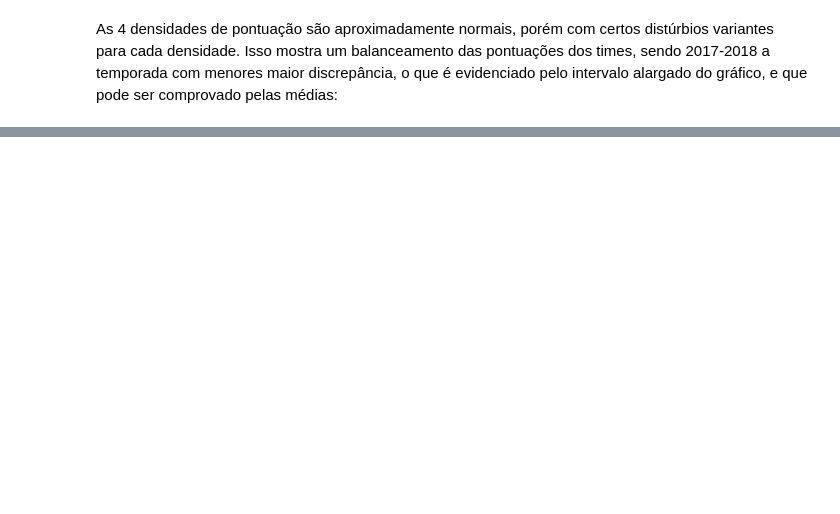
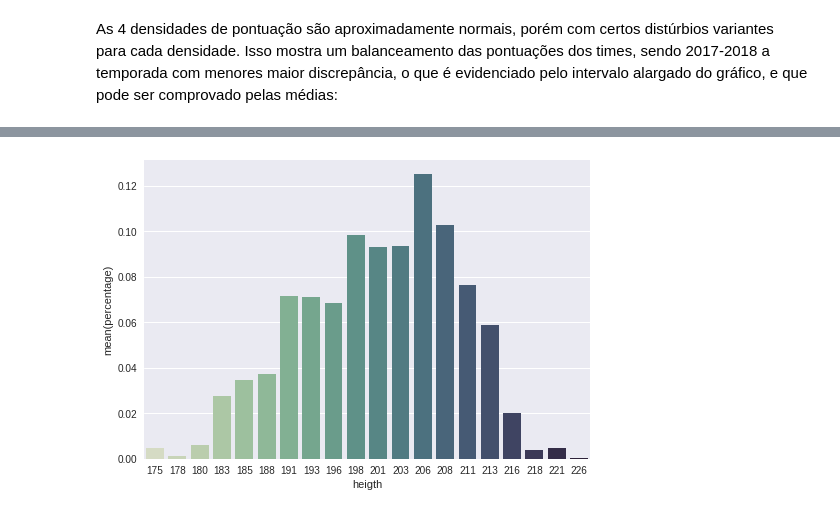
Before and after one commit to if1015-datascience-ufpe/2017-2-projeto-crp3-bvcl-plal, a Jupyter notebook: analysis.ipynb, the cells around one changed output, grey strips where cells are left out. Drawn from its saved outputs; the diff is of its cells as text; code cells hidden in the pictures; blank space fills up the shorter version.

Commit message:
adding some bar chart info

```diff
--- a/analysis.ipynb
+++ b/analysis.ipynb
@@ -45,0 +48,76 @@ média e variancia 2017-2018: 105.35333333333334,24.81182222222223
+# %%
+#pode haver problemas de diretorio aqui dependendo da ordem em que se executar o codigo
+#Ex: rodar essa parte primeiro, depois rodar a codigo mais acima
+#Será necessario alterar o diretorio para a pasta inicial do projeto la no inicio
+#por exemplo os.chdir("/home/bruno/Desktop/codigos/Top.Av.Int.Art./2017-2-projeto-crp3-bvcl-plal" )
+pathName = os.getcwd()
+numFiles = []
+fileNames = os.listdir(pathName)
+
+for file in fileNames:
+    if file.endswith("roster_info"):
+        fd = os.open(file, os.O_RDONLY )
+        os.fchdir(fd)
+        break
+
+pathName = os.getcwd()
+numFiles = []
+fileNames = os.listdir(pathName)
+
+for file in fileNames:
+    numFiles.append(pathName+'/'+file)
+count=0
+ttl=0;
+allHeights=[]
+allCollege=[]
+for f in numFiles:
+    os.chdir(f)
+    hei = 0
+    for f2 in os.listdir(os.getcwd()):
+        cs = pd.read_csv(f2)
+        hei=0
+        for n in cs['Height']:
+            ttl+=1
+            parts = n.split('-')
+            hei =(((30.48*int(parts[0])) + (2.54*int(parts[1]))))
+            hei = int(hei+0.5)
+            allHeights.append(hei)
+            if(hei>=210):
+                count+=1
+        for c in cs['College']:
+            if(str(c)!="nan"):
+                allCollege.append(c)
+
+df_heights = pd.DataFrame({'height':allHeights})
+df_colleges = pd.DataFrame({'college':allCollege})
+
+df_height_count =pd.DataFrame({'count':df_heights['height'].value_counts(sort=False)})
+df_college_count =pd.DataFrame({'count':df_colleges['college'].value_counts()})
+
+def percentage_height(row):
+    return row['count']/2141
+def percentage_college(row):
+    return row['count']/1763
+
+
+df_height_count['percentage']=df_height_count.apply(percentage_height, axis=1)
+df_height_count=df_height_count.sort_index()
+
+hs=[]
+for r in df_height_count.itertuples():
+    hs.append(r.Index)
+
+df_height_count['heigth']=hs
+
+df_college_count['percentage']=df_college_count.apply(percentage_college, axis=1)
+
+col=[]
+for r in df_college_count.itertuples():
+    col.append(str(r.Index).replace("University","").replace("of","").split(",")[0])
+df_college_count['college']=col
+
+sns.set(font_scale=1)
+ax = sns.barplot(x = df_height_count['heigth'], y = df_height_count['percentage'], palette = sns.cubehelix_palette(len(df_height_count), start=.5, rot=-.75))
+plt.show(ax)
+# %% [output]
+[figure, added]
```
Also changed, not shown: parts of 4 cells of this notebook, 1 other file.
